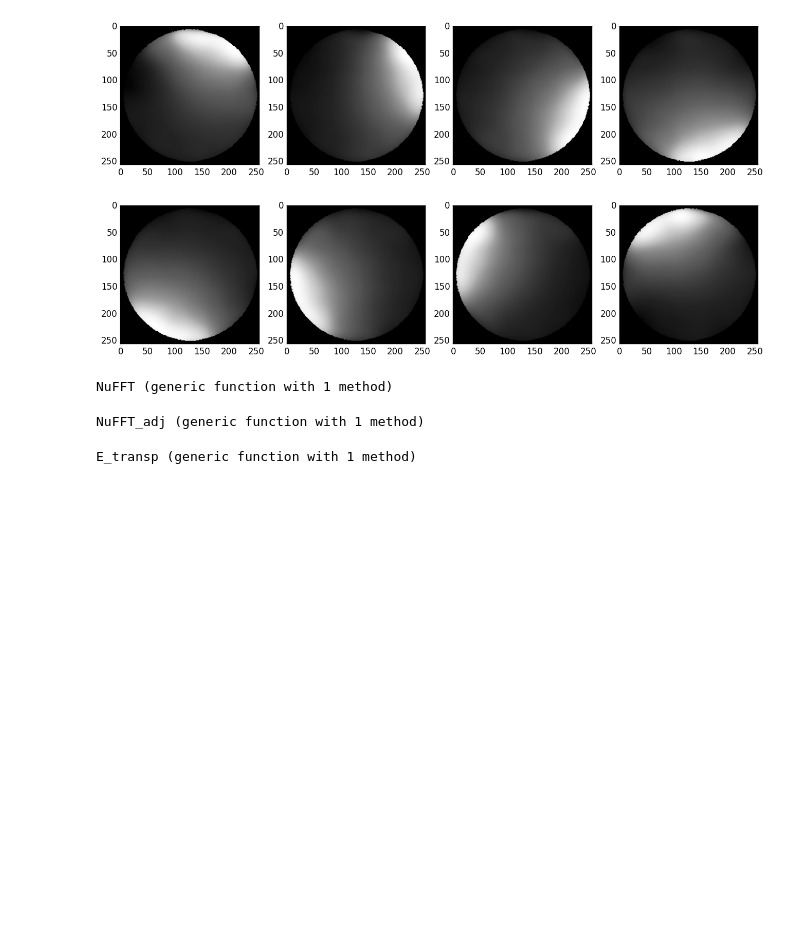
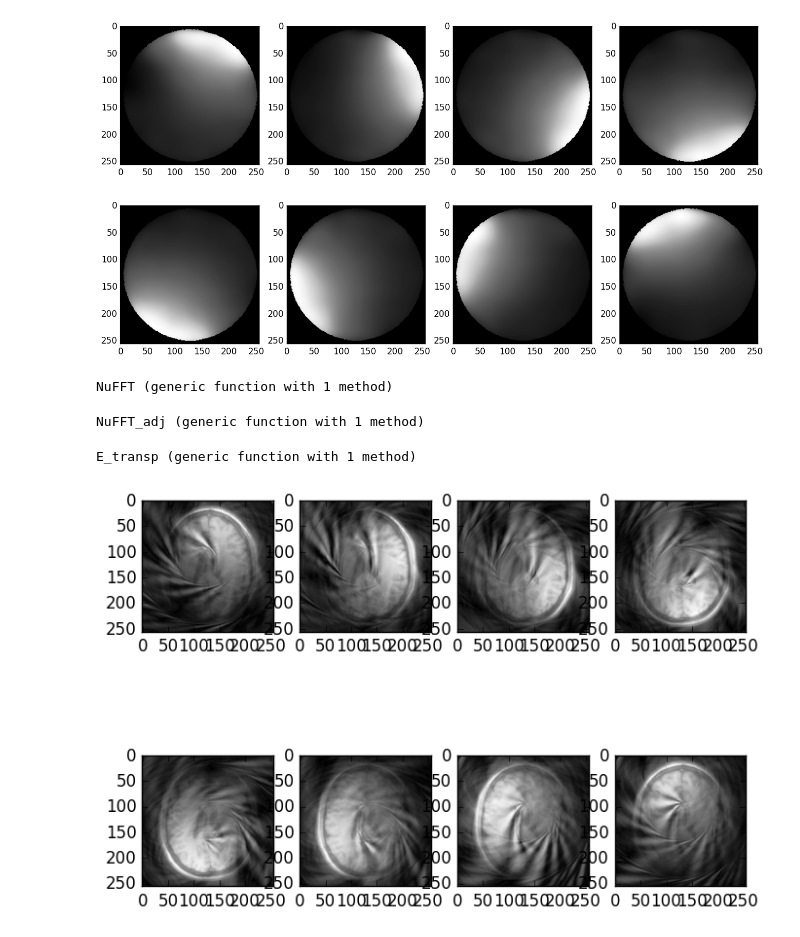
Before and after one commit to ucb-sejits/mri, a Jupyter notebook: SENSE/SENSE_julia.ipynb, the cells around one changed output. Cells and saved outputs as stored; diff of their text form; code cells hidden in the pictures; blank space fills up the shorter version.

```diff
--- a/SENSE/SENSE_julia.ipynb
+++ b/SENSE/SENSE_julia.ipynb
@@ -152,21 +152,21 @@ function NuFFT_adj(data, coils, k_traj, w, n, osf, wg)
     p[end] = 0
 
     # convert k-space trajectory to matrix indices
-    nx = n*osf/2 + osf*n*k_traj[:,0]
-    ny = n*osf/2 + osf*n*k_traj[:,1]
+    nx = n*osf/2 + osf*n*k_traj[:,1]
+    ny = n*osf/2 + osf*n*k_traj[:,2]
 
     im = zeros(Complex{Float64}, osf*n, osf*n, coils)
 
     for j in collect(1:coils)
         ksp = zeros(Complex{Float64}, size(im[:,:,j]))
-        for lx in collect(kwidth:kwidth)
+        for lx in collect(-kwidth:kwidth)
             for ly in collect(-kwidth:kwidth)
                 # find nearest samples
-                nxt = round(nx+lx)
-                nyt = round(ny+ly)
+                nxt = round(Int64, nx+lx)
+                nyt = round(Int64, ny+ly)
 
                 # seperable kernel value
-                kkr = min(round(kosf*sqrt(abs(nx-nxt).^2+abs(ny-nyt).^2)+1), floor(kosf*kwidth)+1)
+                kkr = min(round(Int64, kosf*sqrt(abs(nx-nxt).^2+abs(ny-nyt).^2)+1), floor(kosf*kwidth)+1)
                 kwr = p[kkr]
                 nxt = max(nxt,1)
                 nxt = min(nxt,osf*n)
@@ -174,7 +174,7 @@ function NuFFT_adj(data, coils, k_traj, w, n, osf, wg)
                 nyt = min(nyt,osf*n)
 
                 # accumulate gridded data
-                ksp += sparse(nxt,nyt,dw[:,j].*kwr',osf*n,osf*n)
+                ksp += sparse(nxt,nyt,dw[:,j].*conj(kwr),osf*n,osf*n)
             end
         end
         # zero out data at edges, which is probably due to data outside mtx
@@ -183,19 +183,19 @@ function NuFFT_adj(data, coils, k_traj, w, n, osf, wg)
         # do the FFT and deapodize
         im[:,:,j] = ifftc(ksp)
     end
+
     # deapodize
     x = collect(Complex{Float64},-osf*n/2:osf*n/2-1)/ n
-    sqa = sqrt(pi*pi * kw*kw * x*x - beta^2)
+    sqa = sqrt(pi*pi * kw*kw * x.*x - beta^2)
     dax = sin(sqa) ./ sqa
-    dax /= dax[round(Int,osf*n/2)]
+    dax /= dax[round(Int64,osf*n/2)]
     da = dax*dax' # dax is recognized as a column vector in julia unlike matlab.
     (l,h) = size(da)
-    da = reshape(l,h, 1) # da[:,:,newaxis]
-    image = image./da
-
+    da = reshape(da, l,h, 1) # da[:,:,newaxis]
+    im = im./da
     # trim the images
-    q = round(Int, (osf-1)*n/2)
-    return im[q+1:n+q, q+1:n+q]
+    q = round(Int64, (osf-1)*n/2)
+    return im[q+1:n+q, q+1:n+q,:]
 end
 # %% [output]
 NuFFT_adj (generic function with 1 method)
@@ -231,3 +231,11 @@ E_forward(x) = Eforward(x, smaps, k_spiral, w_spiral, n, coils, wg, osf, scale)
 E_transp(y)  = Etransp(y, smaps, k_spiral, w_spiral, n, coils, wg, osf, scale)
 # %% [output]
 E_transp (generic function with 1 method)
+# %%
+im = NuFFT_adj(data_spiral, coils, k_spiral, w_spiral, n, osf, wg )
+for i in collect(1:8)
+    subplot(2,4,i)
+    imshow(abs(im[:,:,i]), cmap="Greys_r");
+end
+# %% [output]
+[figure, added]
```
Also changed, not shown: parts of 1 cell of this notebook.
